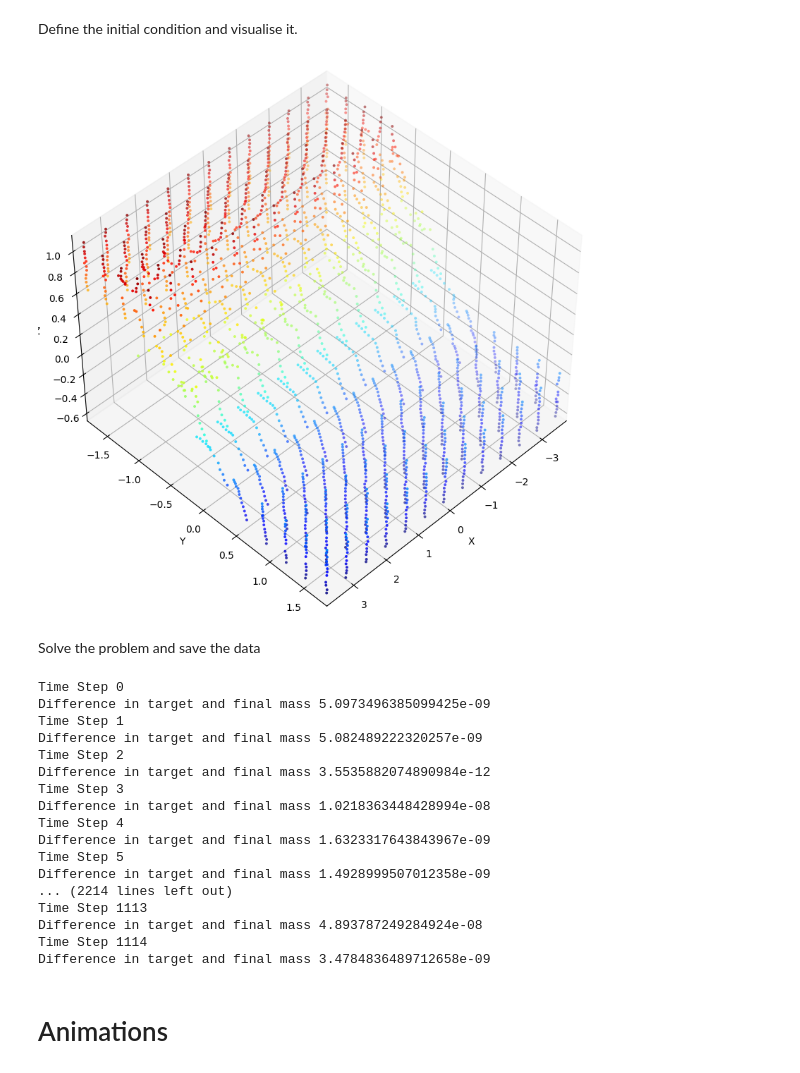
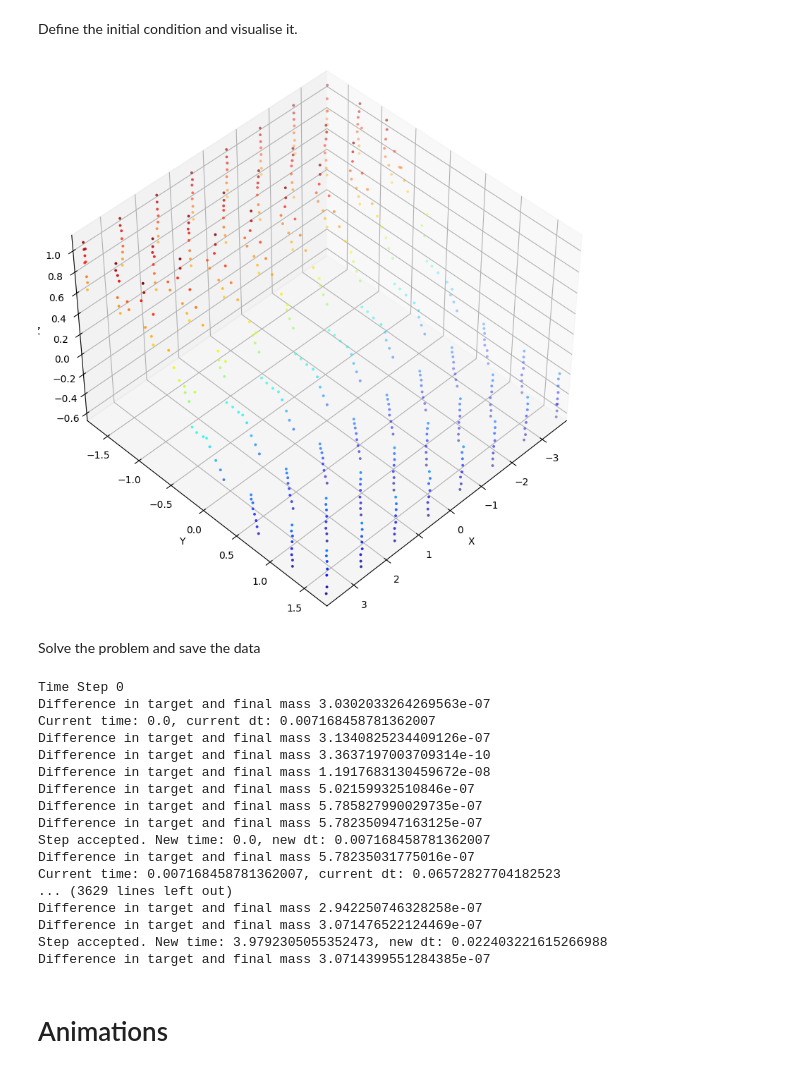
Before and after one commit to thelavier/3DIncompressibleSG, a Jupyter notebook: RunCode.ipynb, the cells around one changed output. Saved outputs shown, nothing was run; the diff lists cells and outputs as text; code cells hidden in the pictures.

Commit message:
Added New ODE Solvers

```diff
--- a/RunCode.ipynb
+++ b/RunCode.ipynb
@@ -24,57 +27,60 @@ Define the initial condition and visualise it.
 # %%
 # Define the parameters and initialize an initial condition that is a perturbation of a steady background state
 
 # N = 1000
 # B = np.array([[1, 2, 3], [2, 4, 5], [3, 5, 6]]) #Create background steady state
 # Z = ic.create_ss_initial(N, B, box, 'Thermal Sine') #Initial seed positions as a perturbation of a steady state
 
 # Define the parameters and initialize an initial condition that is an isolated cyclone
 
-N = 2197 # Number of seeds
+N = 512 # Number of seeds
 A = 0 # Shear parameter can either be 0 or +/-0.1
 Z = ic.create_cyc_initial(N, box, A, per_x, per_y, per_z, truncation = 16) #Initial seed positions for an isolated cyclone with no shear, shear can be set to +/-0.1
 
 # Plot the initial condition
 
 fig = plt.figure()
 fig.set_size_inches(10, 10, True)
 ax = fig.add_subplot(projection='3d')
 ax.scatter(Z[:,0], Z[:,1], Z[:,2], c = Z[:,2], cmap = 'jet', edgecolor = 'none', s = 8) #Points colored based on their 3rd component i.e. temperature
 ax.set_xlim([np.min(Z[:,0]), np.max(Z[:,0])])
 ax.set_ylim([np.min(Z[:,1]), np.max(Z[:,1])])
 ax.set_zlim([np.min(Z[:,2]), np.max(Z[:,2])])
 ax.set_xlabel('X')
 ax.set_ylabel('Y')
 ax.set_zlabel('Z')
 ax.view_init(elev = 45, azim = 45) #Viewing angle on the inital conditions
 
 plt.show()
 # %% [output]
-[figure, old version]
+[figure, new version]
 # %% [markdown]
 Solve the problem and save the data
 # %%
-main.SG_solver(box, Z, per_tol, tf, Ndt, per_x, per_y, per_z, debug = True) #Solve and save the solution
+# AB2.SG_solver(box, Z, per_tol, tf, Ndt, per_x, per_y, per_z, debug = True) #Solve and save the solution
+# Heun.SG_solver(box, Z, per_tol, tf, Ndt, per_x, per_y, per_z, debug = True) #Solve and save the solution
+# RK4.SG_solver(box, Z, per_tol, tf, Ndt, per_x, per_y, per_z, debug = True) #Solve and save the solution
+DOPRI.SG_solver(box, Z, per_tol, tf, Ndt, per_x, per_y, per_z, debug = True) #Solve and save the solution
 
 #Can activate the optional variables solver, and debug to control which linear solver the code uses and whether or not the code is in debug mode.
 # %% [output]
 Time Step 0
-Difference in target and final mass 5.0973496385099425e-09
-Time Step 1
-Difference in target and final mass 5.082489222320257e-09
-Time Step 2
-Difference in target and final mass 3.5535882074890984e-12
-Time Step 3
-Difference in target and final mass 1.0218363448428994e-08
-Time Step 4
-Difference in target and final mass 1.6323317643843967e-09
-Time Step 5
-Difference in target and final mass 1.4928999507012358e-09
-... (2214 lines left out)
-Time Step 1113
-Difference in target and final mass 4.893787249284924e-08
-Time Step 1114
-Difference in target and final mass 3.4784836489712658e-09
+Difference in target and final mass 3.0302033264269563e-07
+Current time: 0.0, current dt: 0.007168458781362007
+Difference in target and final mass 3.1340825234409126e-07
+Difference in target and final mass 3.3637197003709314e-10
+Difference in target and final mass 1.1917683130459672e-08
+Difference in target and final mass 5.02159932510846e-07
+Difference in target and final mass 5.785827990029735e-07
+Difference in target and final mass 5.782350947163125e-07
+Step accepted. New time: 0.0, new dt: 0.007168458781362007
+Difference in target and final mass 5.78235031775016e-07
+Current time: 0.007168458781362007, current dt: 0.06572827704182523
+... (3629 lines left out)
+Difference in target and final mass 2.942250746328258e-07
+Difference in target and final mass 3.071476522124469e-07
+Step accepted. New time: 3.9792305055352473, new dt: 0.022403221615266988
+Difference in target and final mass 3.0714399551284385e-07
 # %% [markdown]
 # Animations
 # %% [markdown]
```
Also changed, not shown: parts of 4 cells of this notebook, 5 other files.
